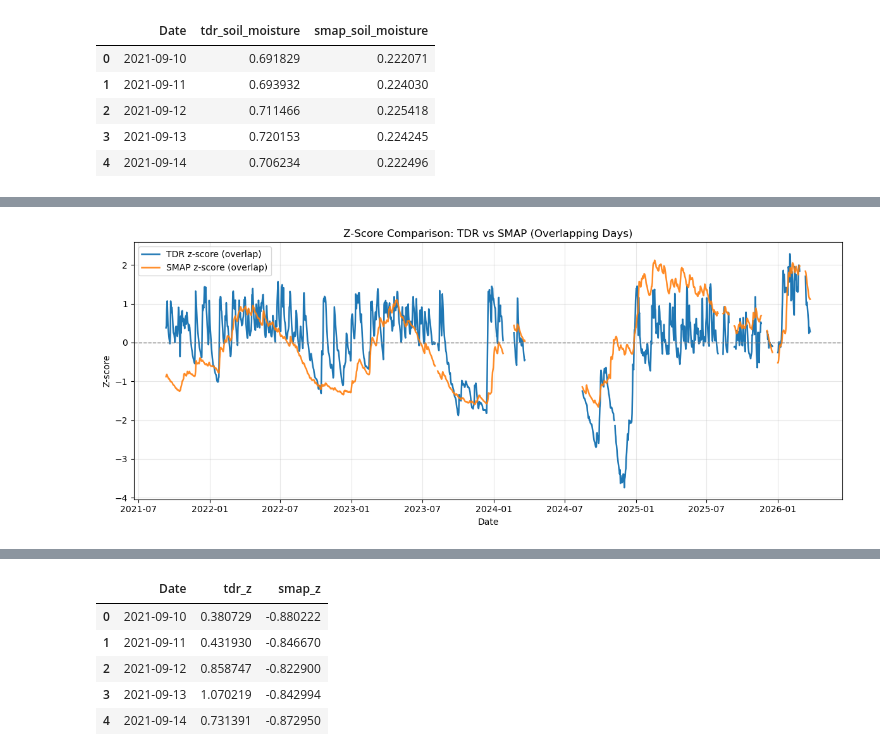
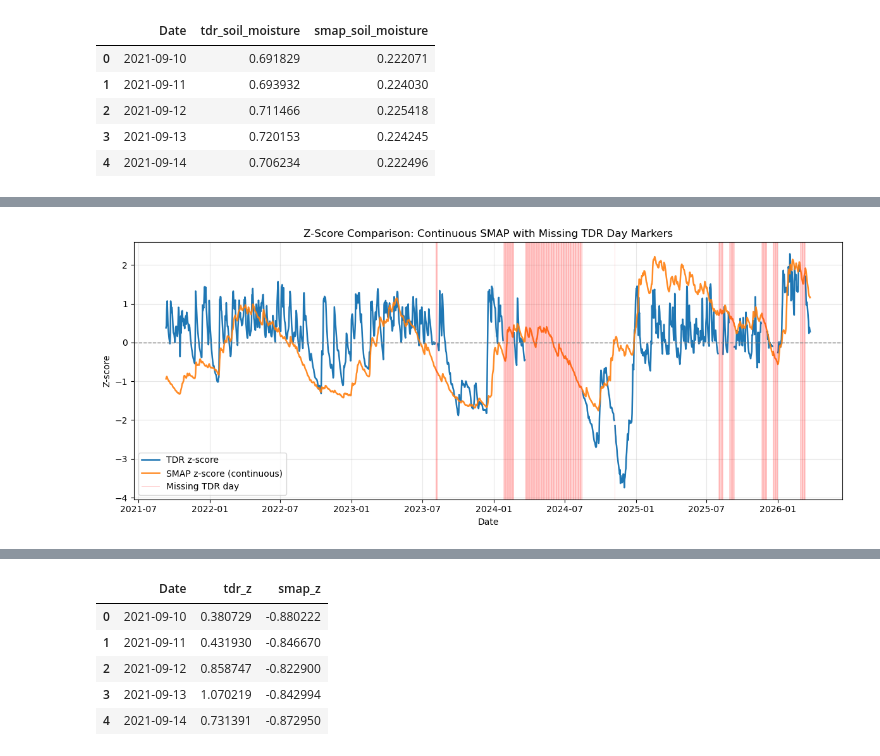
Before and after one commit to eemahon/bachelorThesis_paramos, a Jupyter notebook: results_sm.ipynb, the cells around one changed output, grey strips where cells are left out. Cells and saved outputs as stored; diff of their text form; code cells hidden in the pictures.

```diff
--- a/results_sm.ipynb
+++ b/results_sm.ipynb
@@ -444,9 +459,10 @@ Missing days shown as breaks (within overlap period): 247
 | 4 | 2021-09-14 | 0.706234 | 0.222496 |
 # %%
 import pandas as pd
+import numpy as np
 import matplotlib.pyplot as plt
 
-# ---------- Plot 1: overlap-only z-score with breaks ----------
+# ---------- Plot 1: overlap-only z-score with continuous SMAP + TDR red gap markers ----------
 if "overlap" not in globals():
     overlap = pd.read_csv(r"resultados\comparison_smap_vs_tdr_overlap_only.csv", parse_dates=["Date"])
 else:
@@ -465,33 +481,16 @@ z_df = pd.DataFrame({
     "tdr_z": tdr_z,
     "smap_z": smap_z
 }).set_index("Date")
-z_timeline = pd.date_range(z_df.index.min(), z_df.index.max(), freq="D")
-z_plot = z_df.reindex(z_timeline)
 
-print(f"Missing days shown as breaks in overlap z-score plot: {z_plot['tdr_z'].isna().sum()}")
-
-plt.figure(figsize=(12, 5))
-plt.plot(z_timeline, z_plot["tdr_z"], label="TDR z-score (overlap)", linewidth=1.8)
-plt.plot(z_timeline, z_plot["smap_z"], label="SMAP z-score (overlap)", linewidth=1.8, alpha=0.9)
-plt.axhline(0, color="gray", linestyle="--", linewidth=1)
-plt.title("Z-Score Comparison: TDR vs SMAP (Overlapping Days)")
-plt.xlabel("Date")
-plt.ylabel("Z-score")
-plt.legend()
-plt.grid(alpha=0.3)
-plt.tight_layout()
-plt.show()
-
-# ---------- Plot 2: full SMAP z-score + TDR breaks retained ----------
-# Full SMAP daily series
+# Use full SMAP z-score range for continuous plotting
 smap_full = pd.read_csv(r"TDR_data\SMAP_RZ_clean.csv", parse_dates=["datetime"])
 smap_full["Date"] = pd.to_datetime(smap_full["datetime"]).dt.normalize()
 smap_full_daily = smap_full.groupby("Date", as_index=False)["soil_moisture"].mean().sort_values("Date")
 smap_full_daily["smap_z_full"] = (
     smap_full_daily["soil_moisture"] - smap_full_daily["soil_moisture"].mean()
- ) / smap_full_daily["soil_moisture"].std()
+) / smap_full_daily["soil_moisture"].std()
 
-# TDR from clean series + explicit missing-date list to preserve breaks
+# TDR from clean series
 tdr_clean_full = pd.read_csv(
     r"resultados\TDR_ladera_zhurucay_daily_mean_all_sensors_clean.csv",
     parse_dates=["Date"]
@@ -508,28 +507,38 @@ missing_set = set(missing_days["date"])
 
 tdr_vals = tdr_clean_full["VW_mean_all_sensors"].where(
     tdr_clean_full["VW_mean_all_sensors"].between(0, 1)
- )
+)
 tdr_clean_full["tdr_z_full"] = (tdr_vals - tdr_vals.mean()) / tdr_vals.std()
 
-# Use full SMAP date span and reindex TDR so TDR gaps stay visible
-timeline_full_smap = pd.date_range(
-    smap_full_daily["Date"].min(),
-    smap_full_daily["Date"].max(),
-    freq="D"
- )
-smap_full_plot = smap_full_daily.set_index("Date").reindex(timeline_full_smap)["smap_z_full"]
-tdr_full_plot = tdr_clean_full.set_index("Date").reindex(timeline_full_smap)["tdr_z_full"]
+# Build timeline on full SMAP span
+z_timeline = pd.date_range(smap_full_daily["Date"].min(), smap_full_daily["Date"].max(), freq="D")
 
-# Enforce known missing TDR dates as NaN breaks
-tdr_full_plot.loc[tdr_full_plot.index.isin(missing_set)] = pd.NA
+# Reindex for plotting: SMAP continuous, TDR with NaN gaps
+smap_z_plot = smap_full_daily.set_index("Date").reindex(z_timeline)["smap_z_full"]
+tdr_z_plot = tdr_clean_full.set_index("Date").reindex(z_timeline)["tdr_z_full"]
 
-print(f"Missing/invalid TDR days shown as breaks in full-SMAP z-score plot: {tdr_full_plot.isna().sum()}")
+# Enforce known missing TDR dates as NaN
+tdr_z_plot.loc[tdr_z_plot.index.isin(missing_set)] = pd.NA
+
+# Find missing TDR days where SMAP has data for red markers
+missing_tdr_days_z = tdr_z_plot.index[tdr_z_plot.isna() & smap_z_plot.notna()]
+print(f"Missing TDR days marked in red (z-score plot): {len(missing_tdr_days_z)}")
 
 plt.figure(figsize=(12, 5))
-plt.plot(timeline_full_smap, tdr_full_plot, label="TDR z-score (breaks kept)", linewidth=1.8)
-plt.plot(timeline_full_smap, smap_full_plot, label="SMAP z-score (full dataset)", linewidth=1.8, alpha=0.9)
+plt.plot(z_timeline, tdr_z_plot, label="TDR z-score", linewidth=1.8)
+plt.plot(z_timeline, smap_z_plot, label="SMAP z-score (continuous)", linewidth=1.8, alpha=0.9)
+
+for i, d in enumerate(missing_tdr_days_z):
+    plt.axvline(
+        d,
+        color="red",
+        linewidth=0.6,
+        alpha=0.18,
+        label="Missing TDR day" if i == 0 else None
+    )
+
 plt.axhline(0, color="gray", linestyle="--", linewidth=1)
-plt.title("Z-Score: Full SMAP vs TDR (TDR Breaks Preserved)")
+plt.title("Z-Score Comparison: Continuous SMAP with Missing TDR Day Markers")
 plt.xlabel("Date")
 plt.ylabel("Z-score")
 plt.legend()
@@ -537,5 +546,23 @@ plt.grid(alpha=0.3)
 plt.tight_layout()
 plt.show()
 
-z_plot.reset_index().rename(columns={"index": "Date"}).head()
+# ---------- Plot 2: alternative view (overlap-only z-score with breaks on both) ----------
+z_timeline_overlap = pd.date_range(z_df.index.min(), z_df.index.max(), freq="D")
+z_plot_overlap = z_df.reindex(z_timeline_overlap)
+
+print(f"Missing days shown as breaks in overlap-only z-score plot: {z_plot_overlap['tdr_z'].isna().sum()}")
+
+plt.figure(figsize=(12, 5))
+plt.plot(z_timeline_overlap, z_plot_overlap["tdr_z"], label="TDR z-score (overlap only)", linewidth=1.8)
+plt.plot(z_timeline_overlap, z_plot_overlap["smap_z"], label="SMAP z-score (overlap only)", linewidth=1.8, alpha=0.9)
+plt.axhline(0, color="gray", linestyle="--", linewidth=1)
+plt.title("Z-Score Comparison: Overlap-Only Data with Breaks")
+plt.xlabel("Date")
+plt.ylabel("Z-score")
+plt.legend()
+plt.grid(alpha=0.3)
+plt.tight_layout()
+plt.show()
+
+z_plot_overlap.reset_index().rename(columns={"index": "Date"}).head()
 # %% [output]
@@ -543 +570 @@ Missing days shown as breaks in overlap z-score plot: 247
-[figure, old version]
+[figure, new version]
```
Also changed, not shown: parts of 3 cells of this notebook, 8 other files.
